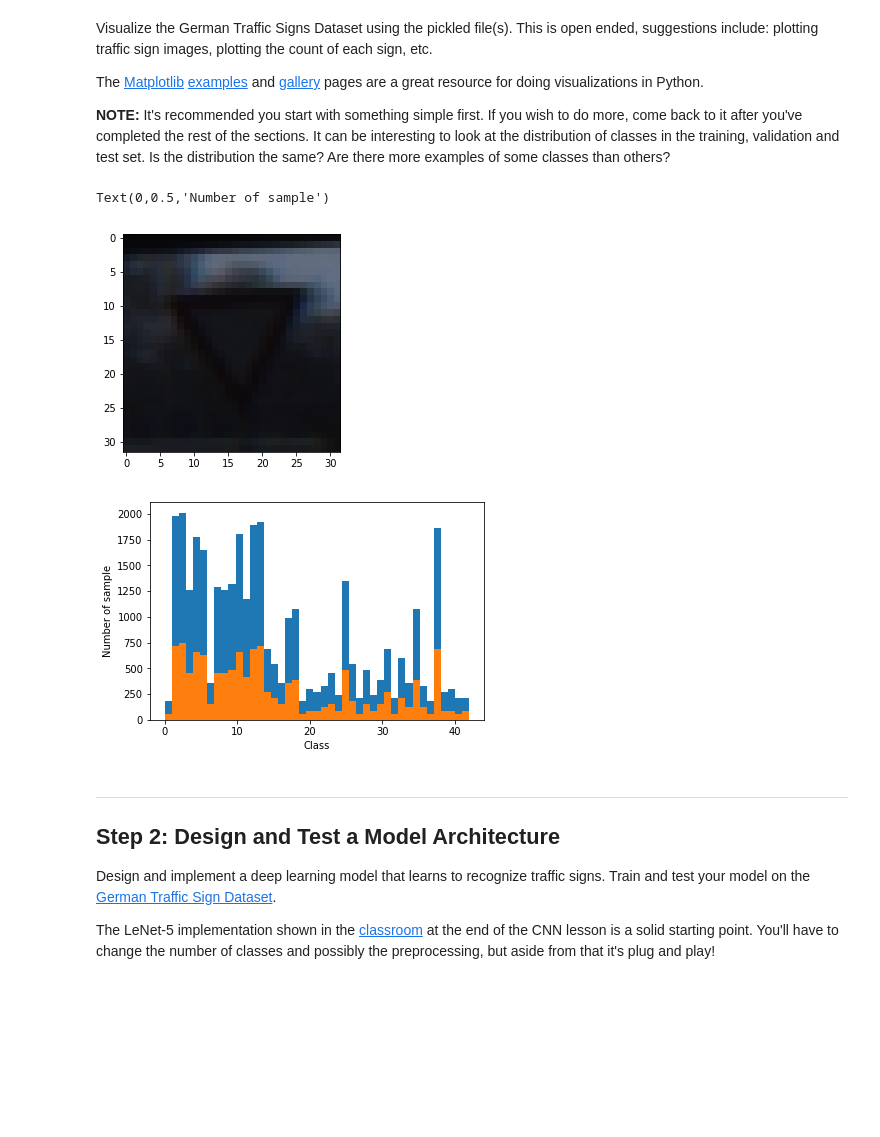
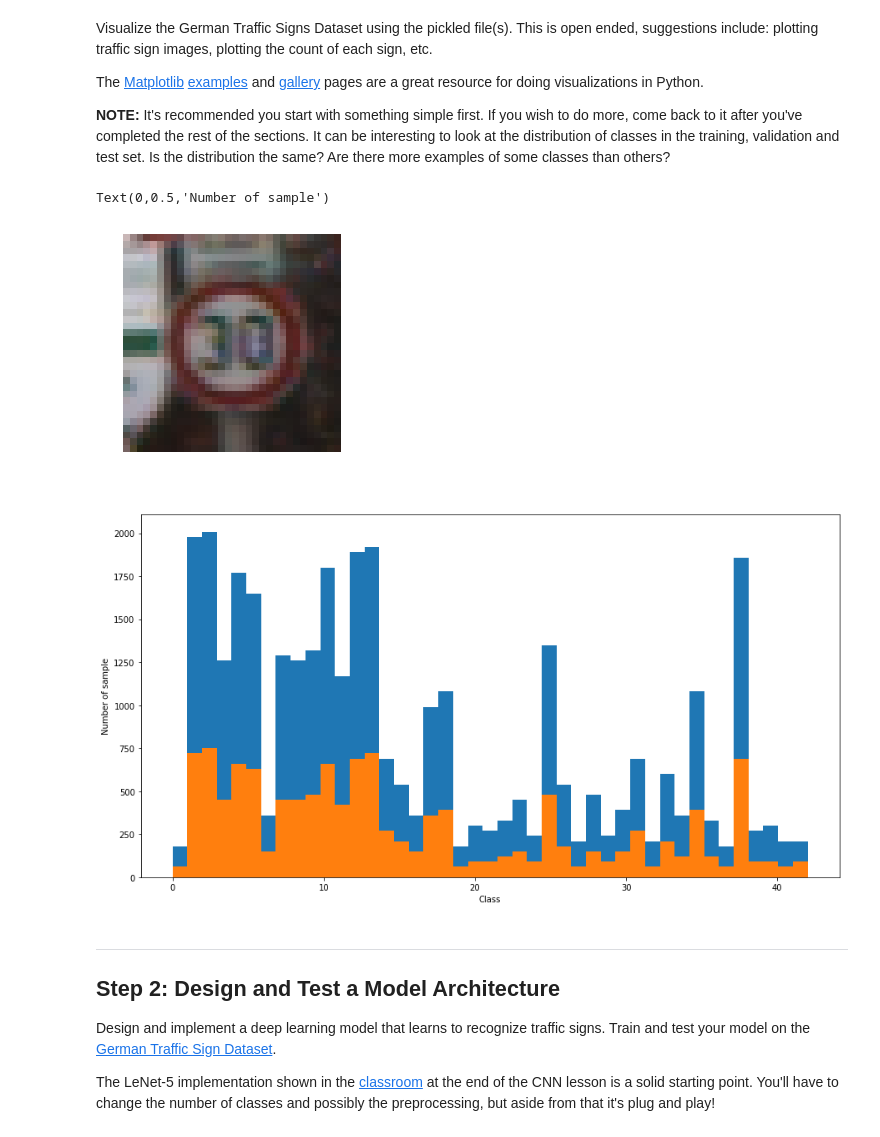
Before and after one commit to khoa-ho/traffic-sign-classifier, a Jupyter notebook: Traffic_Sign_Classifier.ipynb, the cells around one changed output. Saved outputs shown, nothing was run; the diff lists cells and outputs as text; code cells hidden in the pictures; blank space fills up the shorter version.

```diff
--- a/Traffic_Sign_Classifier.ipynb
+++ b/Traffic_Sign_Classifier.ipynb
@@ -39,6 +58,10 @@ with open(testing_file, mode='rb') as f:
 X_train, y_train = train['features'], train['labels']
 X_valid, y_valid = valid['features'], valid['labels']
 X_test, y_test = test['features'], test['labels']
+# %%
+# Load sign name data
+signs_df = pd.read_csv('signnames.csv')
+sign_names = signs_df["SignName"]
 # %% [markdown]
 ---
 
@@ -93,26 +108,22 @@ The [Matplotlib](http://matplotlib.org/) [examples](http://matplotlib.org/exampl
 
 **NOTE:** It's recommended you start with something simple first. If you wish to do more, come back to it after you've completed the rest of the sections. It can be interesting to look at the distribution of classes in the training, validation and test set. Is the distribution the same? Are there more examples of some classes than others?
 # %%
-### Data exploration visualization code goes here.
-### Feel free to use as many code cells as needed.
-import matplotlib.pyplot as plt
-import matplotlib.image as mpimg
-import numpy as np
-# Visualizations will be shown in the notebook.
-%matplotlib inline
+index = np.random.randint(0, len(X_train))
+sign = X_train[index]
+sign_id = y_train[index]
+plt.imshow(sign)
+plt.axis('off')
+plt.xlabel(sign_names[sign_id])
 
-index = np.random.randint(0, len(X_train))
-plt.imshow(X_train[index])
-
-plt.figure()
+plt.figure(figsize=(15,8))
 plt.hist(y_train, n_classes)
 plt.hist(y_test, n_classes)
 plt.xlabel("Class")
 plt.ylabel("Number of sample")
 # %% [output]
 Text(0,0.5,'Number of sample')
-[figure, old version]
+[figure, new version]
-[figure, old version]
+[figure, new version]
 # %% [markdown]
 ----
 
```
Also changed, not shown: parts of 24 cells of this notebook, 1 other file.
